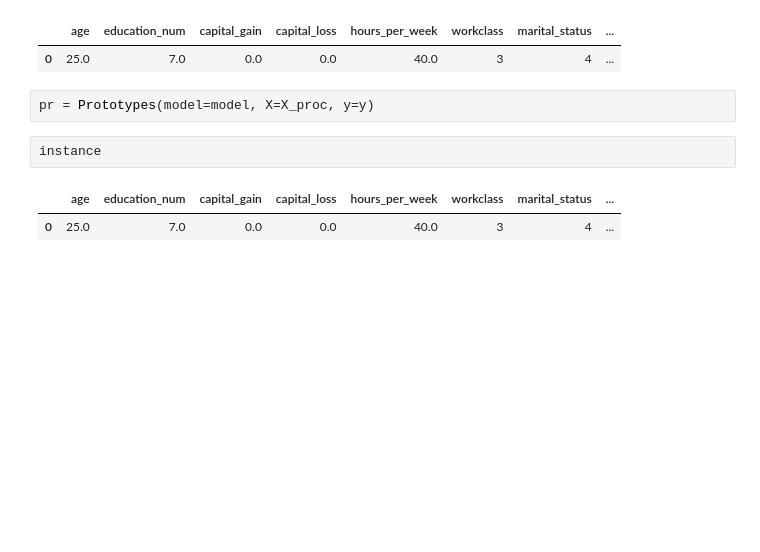
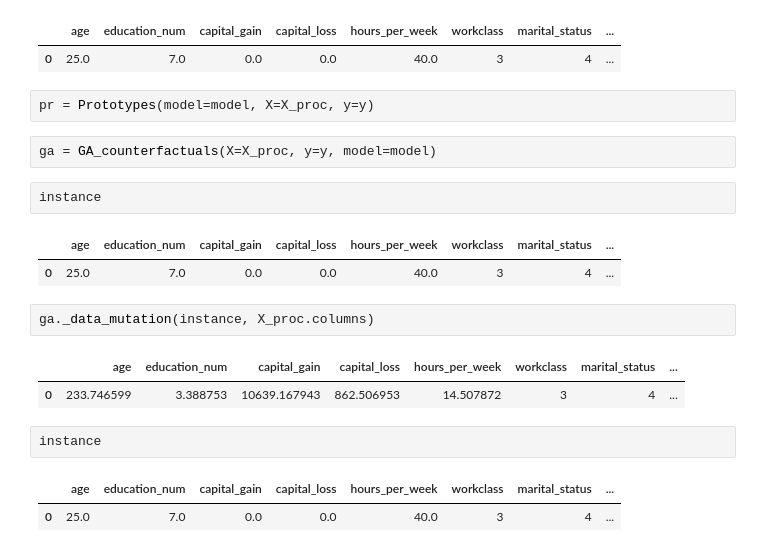
Before and after one commit to PaoloFantine/counterfactuals, a Jupyter notebook: notebooks/dev.ipynb, the cells around one changed output. Drawn from its saved outputs; the diff is of its cells as text; blank space fills up the shorter version.

```diff
--- a/notebooks/dev.ipynb
+++ b/notebooks/dev.ipynb
@@ -95,6 +109,18 @@ instance
 | 0 | 25.0 | 7.0 | 0.0 | 0.0 | 40.0 | 3 | 4 | ... |
 # %%
 pr = Prototypes(model=model, X=X_proc, y=y)
+# %%
+ga = GA_counterfactuals(X=X_proc, y=y, model=model)
+# %%
+instance
+# %% [output]
+|  | age | education_num | capital_gain | capital_loss | hours_per_week | workclass | marital_status | ... |
+| 0 | 25.0 | 7.0 | 0.0 | 0.0 | 40.0 | 3 | 4 | ... |
+# %%
+ga._data_mutation(instance, X_proc.columns)
+# %% [output]
+|  | age | education_num | capital_gain | capital_loss | hours_per_week | workclass | marital_status | ... |
+| 0 | 233.746599 | 3.388753 | 10639.167943 | 862.506953 | 14.507872 | 3 | 4 | ... |
 # %%
 instance
 # %% [output]
```
Also changed, not shown: parts of 4 cells of this notebook, 8 other files.
